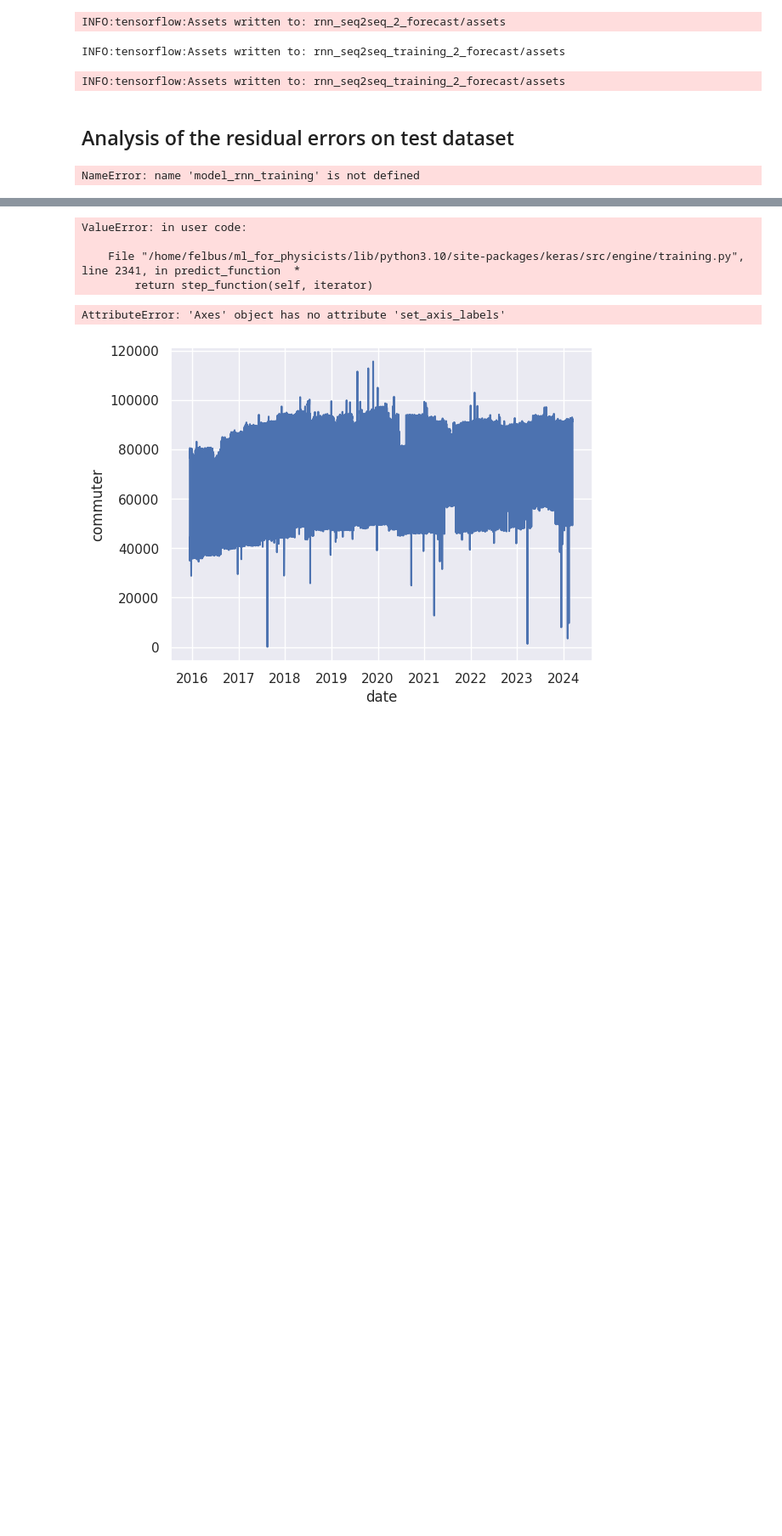
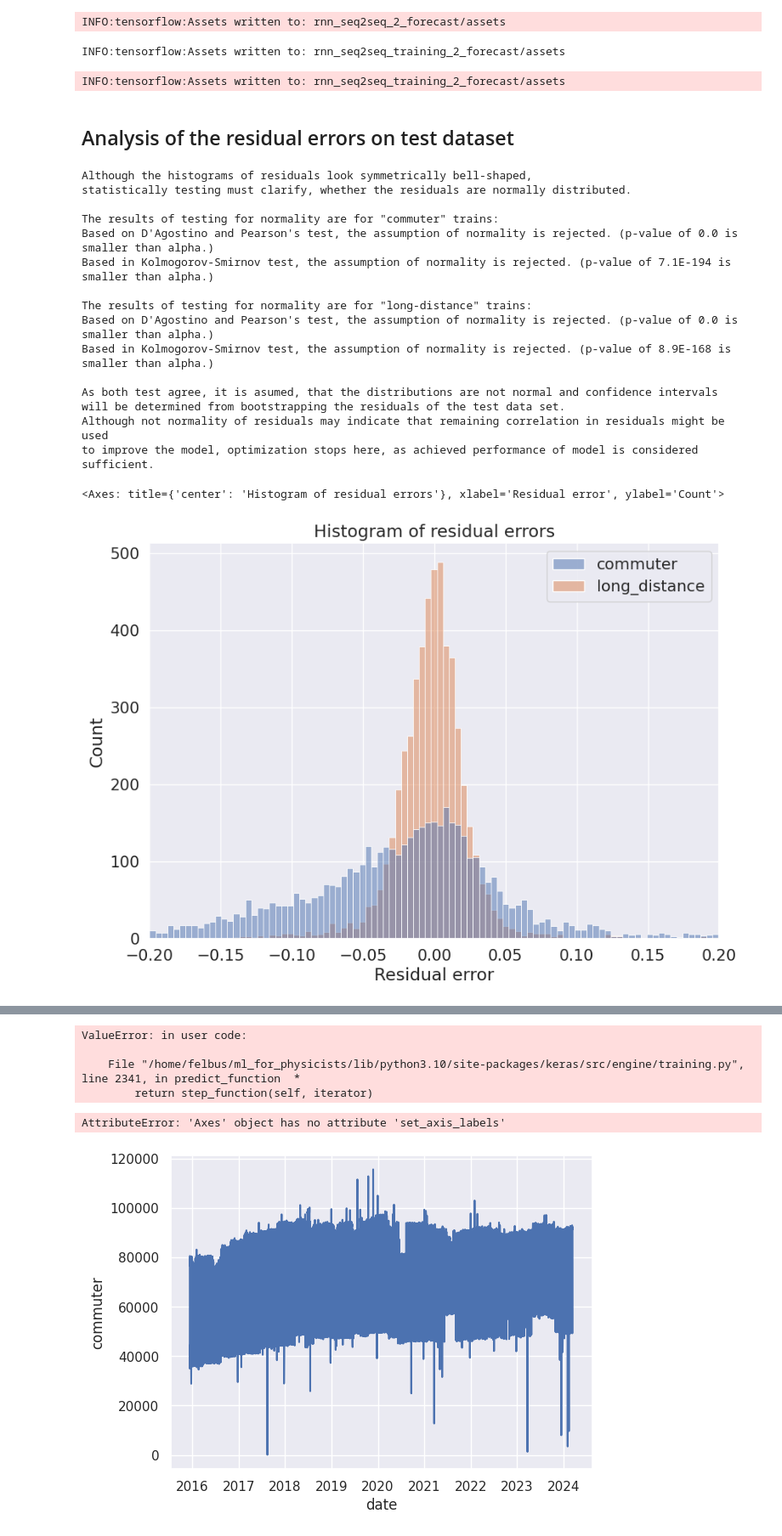
Before and after one commit to Felix-Busse/FinRail-EndToEnd-DataProj., a Jupyter notebook: using_request_and_mysql_db.ipynb, the cells around one changed output, grey strips where cells are left out. Shown: that part at 85% size. Cells and saved outputs as stored; diff of their text form; code cells hidden in the pictures; blank space fills up the shorter version.

Commit message:
debugged data preparation and retrained network
Based on results:  Both time series need to be treaded in different networks. tbc

```diff
--- a/using_request_and_mysql_db.ipynb
+++ b/using_request_and_mysql_db.ipynb
@@ -126,7 +126,7 @@ def timeseries_dataset_seq2seq(data, forecast_length=1, seq_length=7):
     # map to tuple (training instance, target)
     return data.map(lambda x: (x[:, 0], x[:, 1:]), num_parallel_calls=tf.data.AUTOTUNE)
 
-
+# row SPLIT NOT USED!
 def prepare_training_dataset(df_, column, row_split, forecast_length=14, seq_length=30,
                              batch_size=32, seed=42, reshuffle_each_iteration=True):
     '''Function takes Dataframe and returns tf.data.Dataset scaled with 1E-5. Ready to be used
@@ -143,7 +143,7 @@ def prepare_training_dataset(df_, column, row_split, forecast_length=14, seq_len
     Return:
         <tf.data.Dataset> ready to feed to .fit() of an sequence to sequence RNN
     '''
-    data = tf.data.Dataset.from_tensor_slices(df[column][:1847].values / 1E5)
+    data = tf.data.Dataset.from_tensor_slices(df[column][row_split[0]:row_split[1]].values / 1E5)
     data = timeseries_dataset_seq2seq(data, forecast_length, seq_length)
     data = data.cache() # cache, so that previous transformation are only performed ones
     data = data.shuffle(500, seed=seed, reshuffle_each_iteration=reshuffle_each_iteration)
@@ -174,14 +174,16 @@ def dir_logs(parent_dir='tf_log'):
         <file path object> directory containing current date and time'''
     return Path(parent_dir) / strftime('%Y_%m_%d_%H_%M_%S')
 
-# Create engine on data base
+# Read data from database to Dataframe
+# 1. Create engine on data base
 engine = create_engine('mysql+mysqlconnector://root:admin123@localhost:5000/finrail')
-# Read query from file
+# 2. Read query from file
 with open('timeseries_query.txt', 'r') as f:
     sql_timeseries_query = f.read()
-# Execute query and store result in Dataframe (2 series on daily basis called "commuter" and "long-distance")
+# 3. Execute query and store result in Dataframe
+# (2 series on daily basis called "commuter" and "long-distance")
 df = read_timeseries_from_database(engine=engine, str_query=sql_timeseries_query)
-# Update data types in Dataframe
+# 4. Update data types in Dataframe
 df = (df
       .astype({
            'date': 'datetime64[ns]',
@@ -193,11 +195,11 @@ df = (df
 # %%
 #training set until 2020 including
-timeseries_train = prepare_training_dataset(df, ['commuter', 'long_distance'], (0, 1847), seq_length=56)
+timeseries_train = prepare_training_dataset(df, ['commuter', 'long_distance'], (0, 1847), seq_length=42)
 
 #validation set from 2021 to 2022 including
 timeseries_val = prepare_training_dataset(df, ['commuter', 'long_distance'], (1847, 2577),
-                                        batch_size=500, reshuffle_each_iteration=False, seq_length=56)
+                                        batch_size=500, reshuffle_each_iteration=False, seq_length=42)
 
 #test set from 2023 to 2024-03-06
 timeseries_test = prepare_training_dataset(df, ['commuter', 'long_distance'], (2577, 3008),
-                                        batch_size=500, reshuffle_each_iteration=False, seq_length=56)
+                                        batch_size=500, reshuffle_each_iteration=False, seq_length=42)
@@ -293,8 +297,8 @@ model_rnn_training = tf.keras.models.load_model('rnn_seq2seq_training_2_forecast
                                     custom_objects={'Custom_Metric': Custom_Metric})
 model_rnn = tf.keras.models.load_model('rnn_seq2seq_2_forecast',
                                        custom_objects={'Custom_Metric': Custom_Metric})
-# %% [markdown]
-## Analysis of the residual errors on test dataset
+# %% [markdown]
+## Analysis of the residual errors on test dataset
 # %%
 # Predict on test dataset and batch result
 prediction = model_rnn_training.predict(timeseries_test, verbose=0)
@@ -344,33 +348,49 @@ statistically testing must clarify, whether the residuals are normally distribut
 print('The results of testing for normality are for "commuter" trains:')
 print(f'Based on D\'Agostino and Pearson\'s test, the assumption of normality is rejected. (\
 p-value of {pearson_p_value_commuter} is smaller than alpha.)')
 # 2. Testing with Kolmogorov-Smirnov test
 print(f'Based in Kolmogorov-Smirnov test, the assumption of normality is rejected. (\
 p-value of {kolmogorov_p_value_commuter:.1E} is smaller than alpha.)')
 print('\nThe results of testing for normality are for "long-distance" trains:')
 print(f'Based on D\'Agostino and Pearson\'s test, the assumption of normality is rejected. (\
 p-value of {pearson_p_value_long_distance} is smaller than alpha.)')
 # 2. Testing with Kolmogorov-Smirnov test
 print(f'Based in Kolmogorov-Smirnov test, the assumption of normality is rejected. (\
 p-value of {kolmogorov_p_value_long_distance:.1E} is smaller than alpha.)')
 
 print('\nAs both test agree, it is asumed, that the distributions are not normal and confidence intervals\n\
 will be determined from bootstrapping the residuals of the test data set.\n\
 Although not normality of residuals may indicate that remaining correlation in residuals might be used\n\
 to improve the model, optimization stops here, as achieved performance of model is considered sufficient.')
 
 # Plot histogram to visualize residual error
 sns.set_style('darkgrid') # grey background7
 sns.set(font_scale=1.4) # bigger font
 
 # Create plot
 fig, ax = plt.subplots()
 fig.set_size_inches((10, 7))
-ax.set_xlim(-0.03, 0.03,)
+ax.set_xlim(-0.2, 0.2)
 ax.set_xlabel('Residual error')
 ax.set_ylabel('Count')
 ax.set_title('Histogram of residual errors')
 sns.histplot(data=df_differences, ax=ax)
 # %% [output]
-NameError: name 'model_rnn_training' is not defined
+Although the histograms of residuals look symmetrically bell-shaped,
+statistically testing must clarify, whether the residuals are normally distributed.
+
+The results of testing for normality are for "commuter" trains:
+Based on D'Agostino and Pearson's test, the assumption of normality is rejected. (p-value of 0.0 is smaller than alpha.)
+Based in Kolmogorov-Smirnov test, the assumption of normality is rejected. (p-value of 7.1E-194 is smaller than alpha.)
+
+The results of testing for normality are for "long-distance" trains:
+Based on D'Agostino and Pearson's test, the assumption of normality is rejected. (p-value of 0.0 is smaller than alpha.)
+Based in Kolmogorov-Smirnov test, the assumption of normality is rejected. (p-value of 8.9E-168 is smaller than alpha.)
+
+As both test agree, it is asumed, that the distributions are not normal and confidence intervals
+will be determined from bootstrapping the residuals of the test data set.
+Although not normality of residuals may indicate that remaining correlation in residuals might be used
+to improve the model, optimization stops here, as achieved performance of model is considered sufficient.
+<Axes: title={'center': 'Histogram of residual errors'}, xlabel='Residual error', ylabel='Count'>
+[figure, added]
 # %%
```
Also changed, not shown: parts of 16 cells of this notebook, 36 other files.
